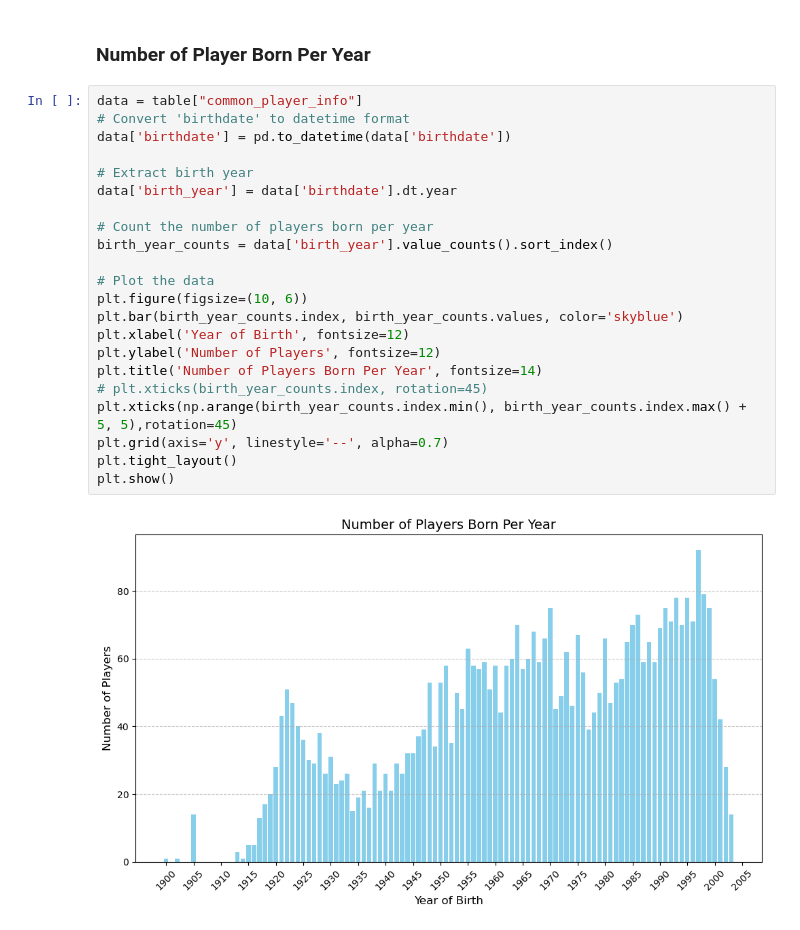
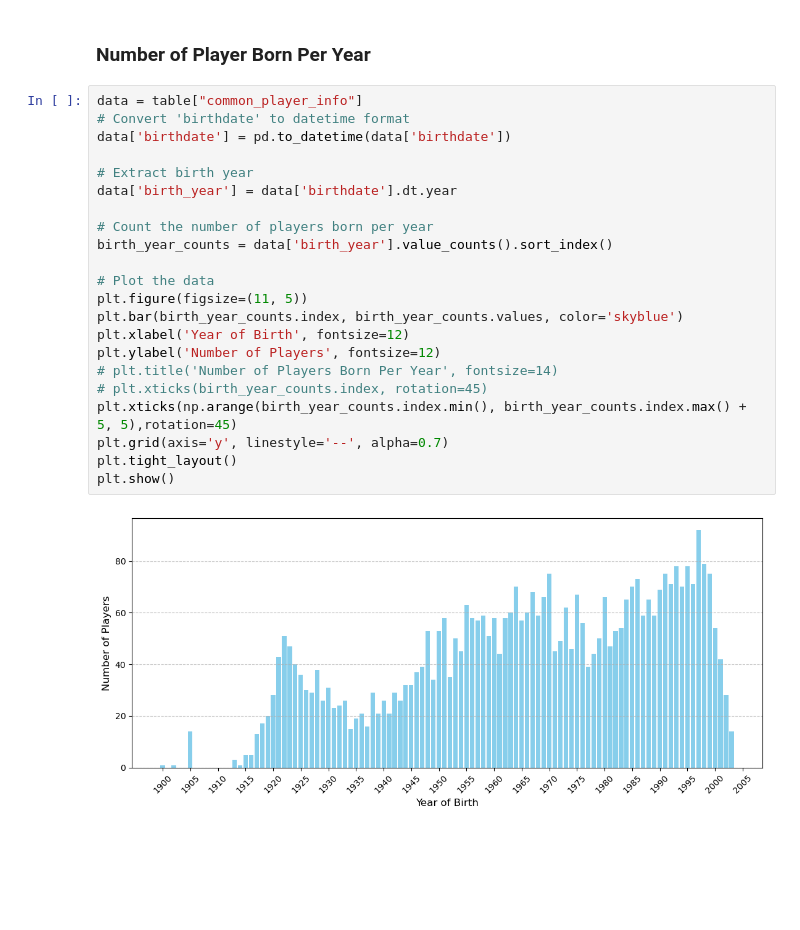
Before and after one commit to yomarhub/NbaAnalyse, a Jupyter notebook: nbaAnalyse.ipynb, the cells around one changed output. Saved outputs shown, nothing was run; the diff lists cells and outputs as text; blank space fills up the shorter version.

Commit message:
Number of Player Born Per Year ajusted

```diff
--- a/nbaAnalyse.ipynb
+++ b/nbaAnalyse.ipynb
@@ -268,24 +268,24 @@ plt.show()
 # %%
 data = table["common_player_info"]
 # Convert 'birthdate' to datetime format
 data['birthdate'] = pd.to_datetime(data['birthdate'])
 
 # Extract birth year
 data['birth_year'] = data['birthdate'].dt.year
 
 # Count the number of players born per year
 birth_year_counts = data['birth_year'].value_counts().sort_index()
 
 # Plot the data
-plt.figure(figsize=(10, 6))
+plt.figure(figsize=(11, 5))
 plt.bar(birth_year_counts.index, birth_year_counts.values, color='skyblue')
 plt.xlabel('Year of Birth', fontsize=12)
 plt.ylabel('Number of Players', fontsize=12)
-plt.title('Number of Players Born Per Year', fontsize=14)
+# plt.title('Number of Players Born Per Year', fontsize=14)
 # plt.xticks(birth_year_counts.index, rotation=45)
 plt.xticks(np.arange(birth_year_counts.index.min(), birth_year_counts.index.max() + 5, 5),rotation=45)
 plt.grid(axis='y', linestyle='--', alpha=0.7)
 plt.tight_layout()
 plt.show()
 # %% [output]
-[figure, old version]
+[figure, new version]
```
Also changed, not shown: 1 other file.
